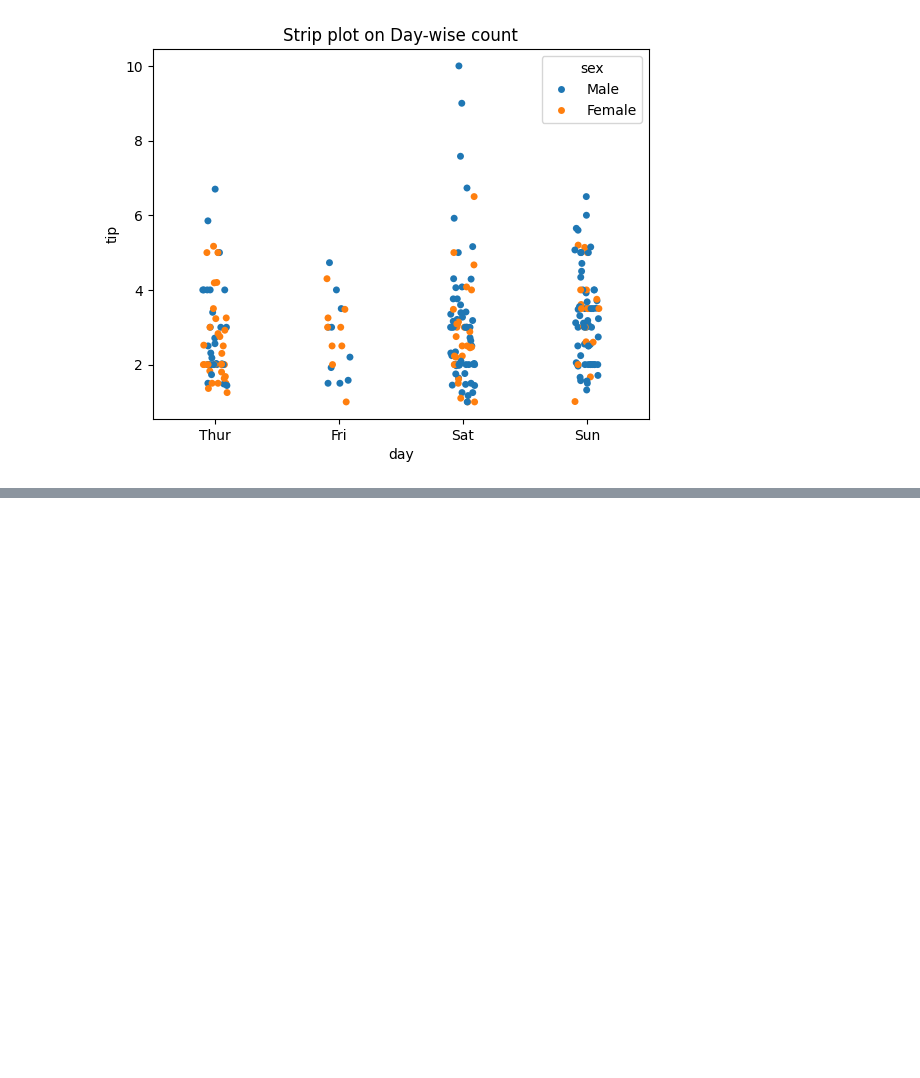
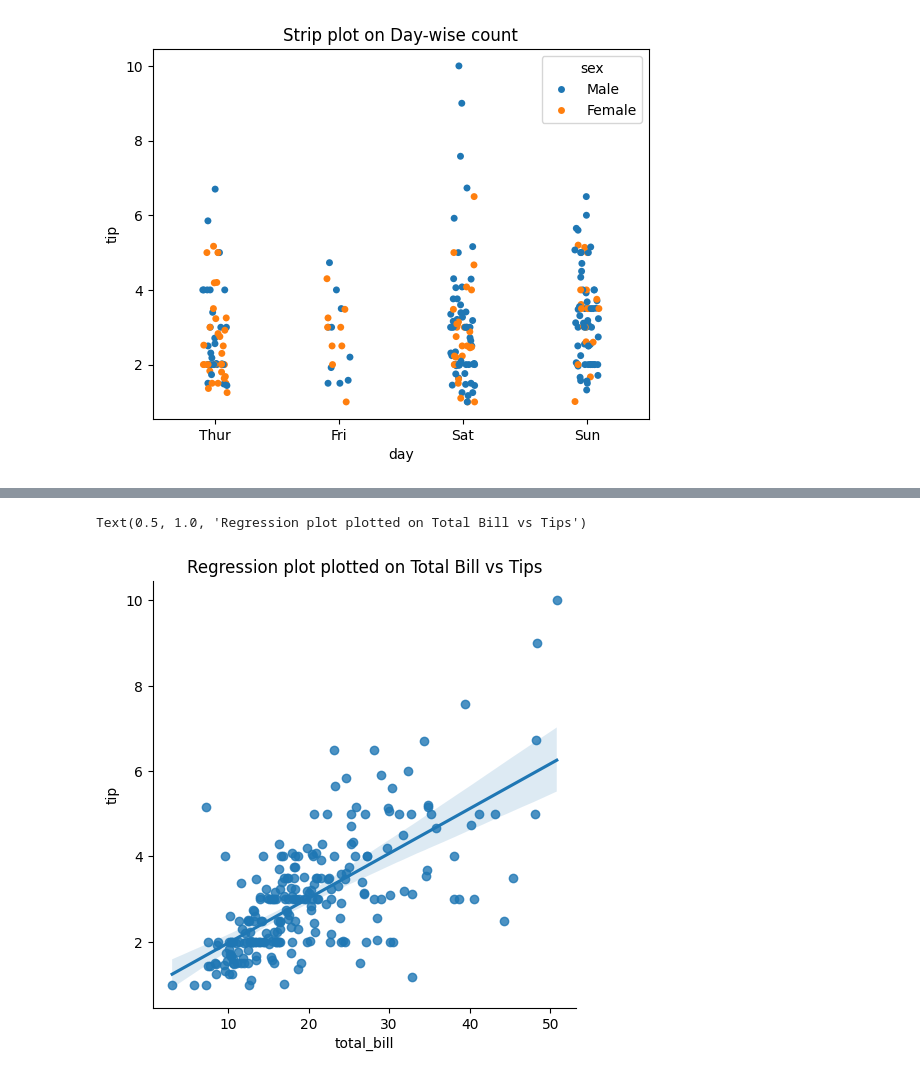
Before and after one commit to jedesai/Data-Visualization, a Jupyter notebook: Seaborn/vis.ipynb, the cells around one changed output, grey strips where cells are left out. Drawn from its saved outputs; the diff is of its cells as text; code cells hidden in the pictures; blank space fills up the shorter version.

```diff
--- a/Seaborn/vis.ipynb
+++ b/Seaborn/vis.ipynb
@@ -357,0 +371,7 @@ Text(0.5, 1.0, 'Strip plot on Day-wise count')
+# %%
+# figure level function
+sns.lmplot(data=tips,x='total_bill',y='tip')
+plt.title('Regression plot plotted on Total Bill vs Tips')
+# %% [output]
+Text(0.5, 1.0, 'Regression plot plotted on Total Bill vs Tips')
+[figure, added]
```
Also changed, not shown: parts of 3 cells of this notebook.
